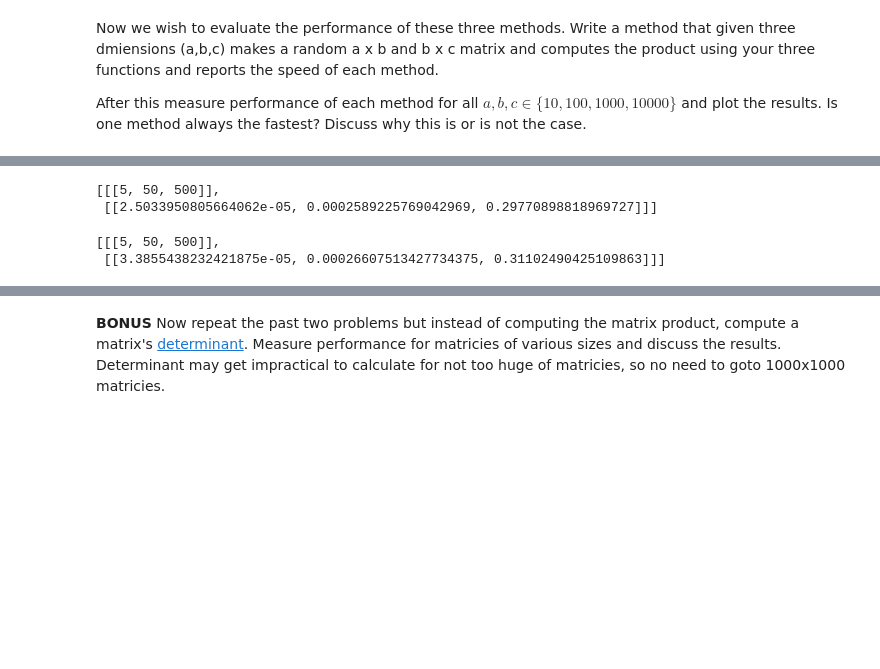
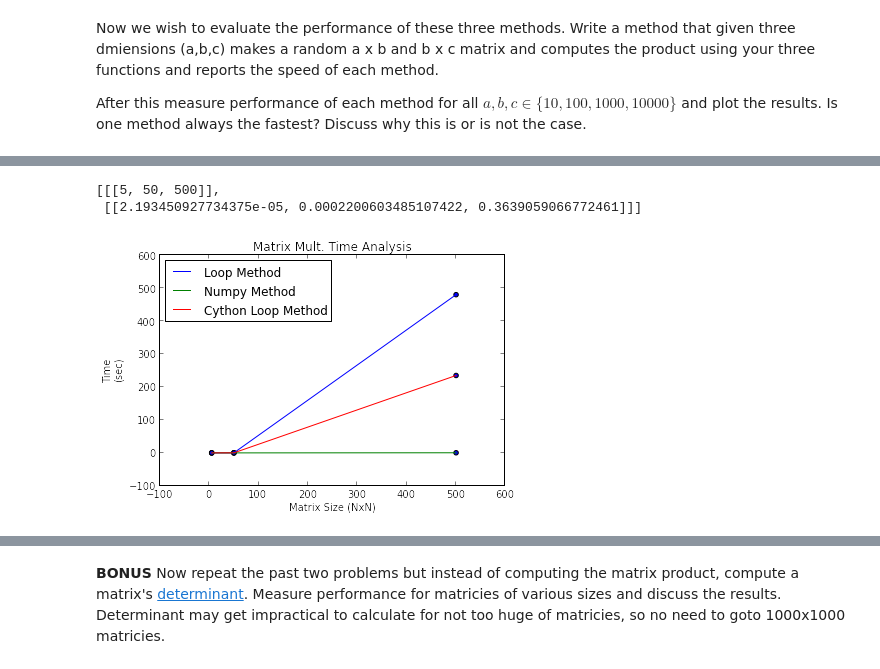
Before and after one commit to a6quinte/DSE200-notebooks, a Jupyter notebook: lecture_2_github_io_numpy_pandas/10_exercises_Quintero.ipynb, the cells around one changed output, grey strips where cells are left out. Drawn from its saved outputs; the diff is of its cells as text; code cells hidden in the pictures; blank space fills up the shorter version.

```diff
--- a/lecture_2_github_io_numpy_pandas/10_exercises_Quintero.ipynb
+++ b/lecture_2_github_io_numpy_pandas/10_exercises_Quintero.ipynb
@@ -138,5 +134,6 @@ def runTimes(method,sizeArr): # method = {'A','B','C'}
 # making these shorter due to long runtimes (with the loop method, in particular)
 sizes = [5, 50, 500]
 # %%
-timesA = runTimes('A',sizes)
+#timesA = runTimes('A',sizes)
+print timesA
 # %% [output]
@@ -146,3 +141,4 @@ Running for square matrices of size: 500
 # %%
-timesB = runTimes('B',sizes)
+#timesB = runTimes('B',sizes)
+print timesB
 # %% [output]
@@ -152,3 +146,4 @@ Running for square matrices of size: 500
 # %%
-timesC = runTimes('C',sizes)
+#timesC = runTimes('C',sizes)
+print timesC
 # %% [output]
@@ -164,9 +156,31 @@ timesA
 timesB
 # %% [output]
 [[[5, 50, 500]],
- [[2.5033950805664062e-05, 0.0002589225769042969, 0.29770898818969727]]]
+ [[2.193450927734375e-05, 0.0002200603485107422, 0.3639059066772461]]]
-# %%
-timesC
-# %% [output]
-[[[5, 50, 500]],
- [[3.3855438232421875e-05, 0.00026607513427734375, 0.31102490425109863]]]
+# %%
+# Plot entire ranges
+
+fig = plt.figure()
+axes = fig.add_axes([0.5, 0.1, 0.8, 0.8]) # left, bottom, width, height (range 0 to 1)
+
+x = np.asarray(timesA[0][0])
+y = np.asarray(timesA[1][0])
+axes.scatter(x,y)
+axes.plot(x, y)
+x = np.asarray(timesB[0][0])
+y = np.asarray(timesB[1][0])
+axes.scatter(x,y)
+axes.plot(x, y)
+x = np.asarray(timesC[0][0])
+y = np.asarray(timesC[1][0])
+axes.scatter(x,y)
+axes.plot(x, y)
+
+legText = ['Loop Method', 'Numpy Method', 'Cython Loop Method']
+axes.legend( legText, loc='best')
+
+axes.set_xlabel('Matrix Size (NxN)')
+axes.set_ylabel('Time\n(sec)')
+axes.set_title('Matrix Mult. Time Analysis');
+# %% [output]
+[figure, added]
```
Also changed, not shown: parts of 12 cells of this notebook.
